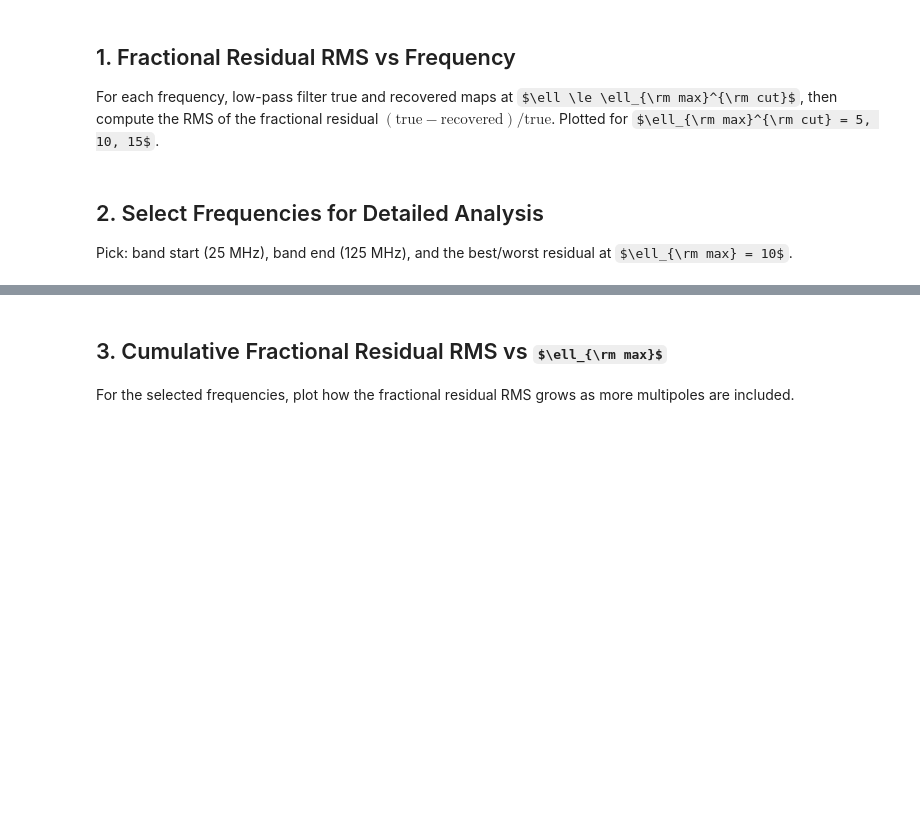
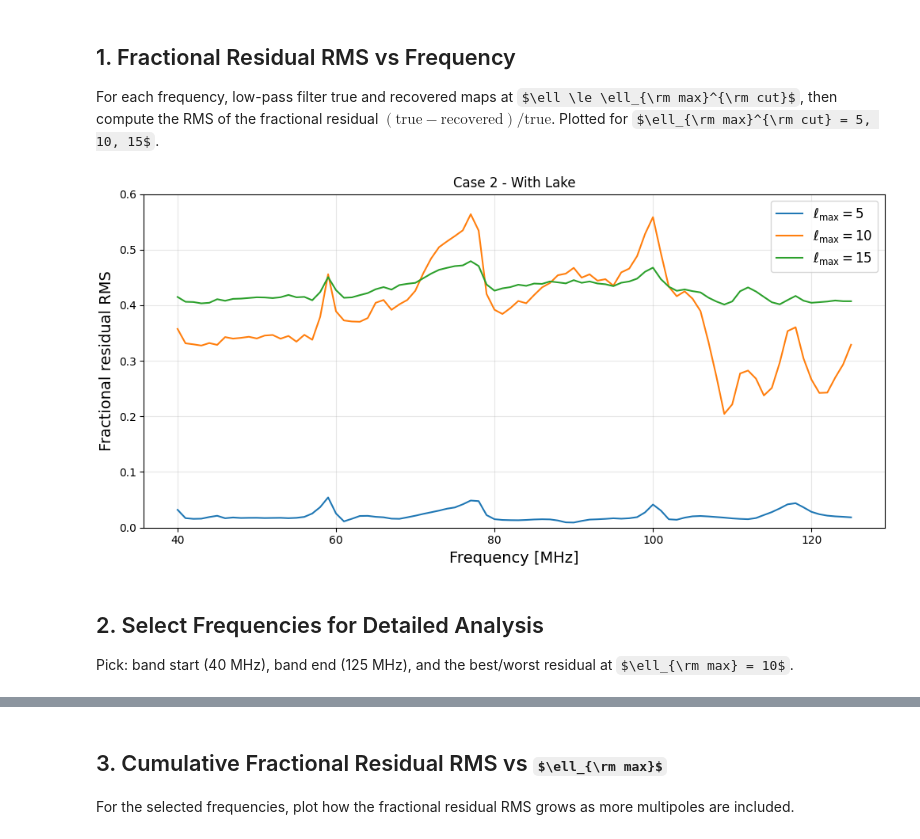
Before and after one commit to MIST-Experiment/mistsim, a Jupyter notebook: notebooks/mapmaking/compare_freq_lake.ipynb, the cells around one changed output, grey strips where cells are left out. Saved outputs shown, nothing was run; the diff lists cells and outputs as text; code cells hidden in the pictures; some formulas as TeX source; blank space fills up the shorter version.

```diff
--- a/notebooks/mapmaking/compare_freq_lake.ipynb
+++ b/notebooks/mapmaking/compare_freq_lake.ipynb
@@ -40,35 +43,38 @@ Plotted for $\ell_{\rm max}^{\rm cut} = 5, 10, 15$.
 # %%
 nside = 128
 lmax_cuts = [5, 10, 15]
 
 rms_vs_freq = {}  # lmax_cut -> array of RMS values
 
 for lcut in lmax_cuts:
     rms_arr = np.zeros(nf)
     fl = np.zeros(lmax + 1)
     fl[:lcut + 1] = 1.0
     for fi in range(nf):
         true_map = hp.alm2map(hp.almxfl(x_true[fi], fl), nside)
         rec_map = hp.alm2map(hp.almxfl(x_rec[fi], fl), nside)
         frac_res = (true_map - rec_map) / true_map
         rms_arr[fi] = np.std(frac_res)
     rms_vs_freq[lcut] = rms_arr
 
 fig, ax = plt.subplots(figsize=(10, 5), constrained_layout=True)
 for lcut in lmax_cuts:
     ax.plot(sim_freqs, rms_vs_freq[lcut], lw=1.5,
             label=rf"$\ell_{{\rm max}} = {lcut}$")
 ax.set_xlabel("Frequency [MHz]", fontsize=14)
 ax.set_ylabel("Fractional residual RMS", fontsize=14)
-ax.set_title("Fractional Residual RMS vs Frequency (low-pass filtered)")
+#ax.set_title("Fractional Residual RMS vs Frequency (low-pass filtered)")
+ax.set_title("Case 2 - With Lake")
 ax.legend(fontsize=12)
 ax.grid(alpha=0.3)
-ax.set_yscale("log")
+ax.set_ylim(0, 0.6)
 plt.show()
+# %% [output]
+[figure, added]
 # %% [markdown]
 ## 2. Select Frequencies for Detailed Analysis
 
-Pick: band start (25 MHz), band end (125 MHz), and the best/worst
+Pick: band start (40 MHz), band end (125 MHz), and the best/worst
 residual at $\ell_{\rm max} = 10$.
 # %%
 rms_l10 = rms_vs_freq[10]
```
Also changed, not shown: parts of 7 cells of this notebook, 1 other file.
